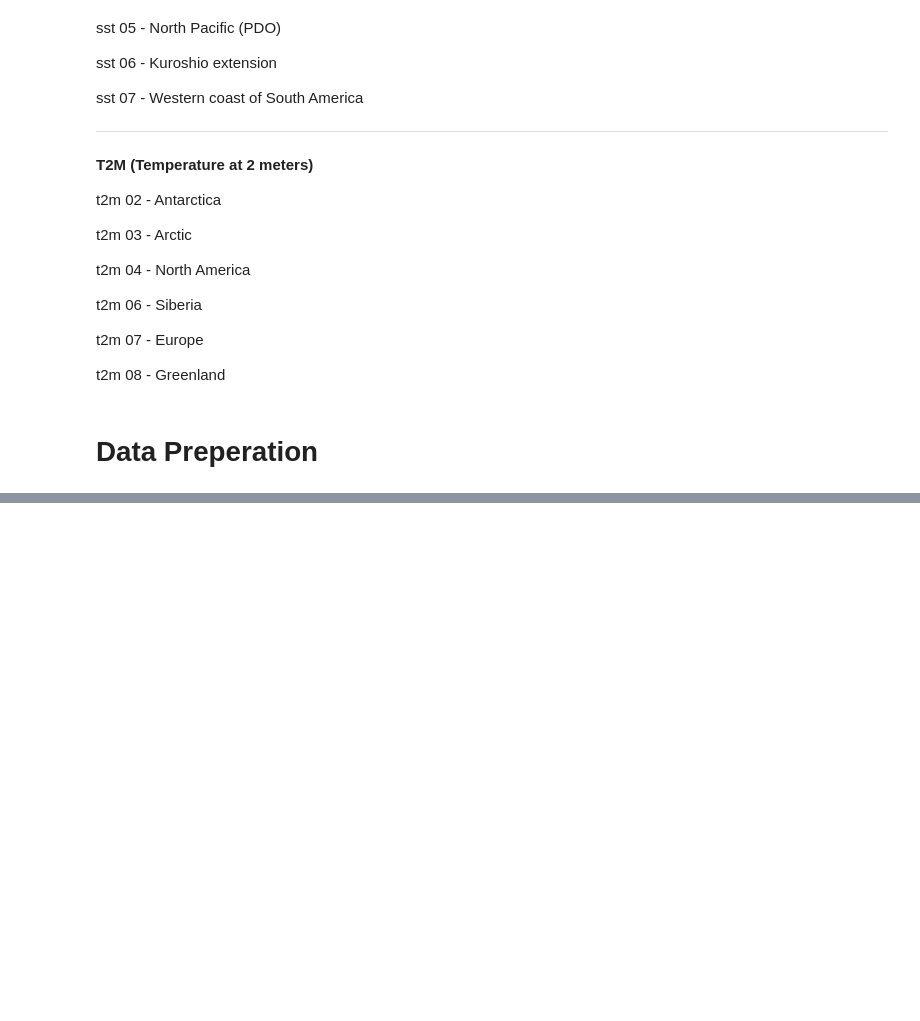
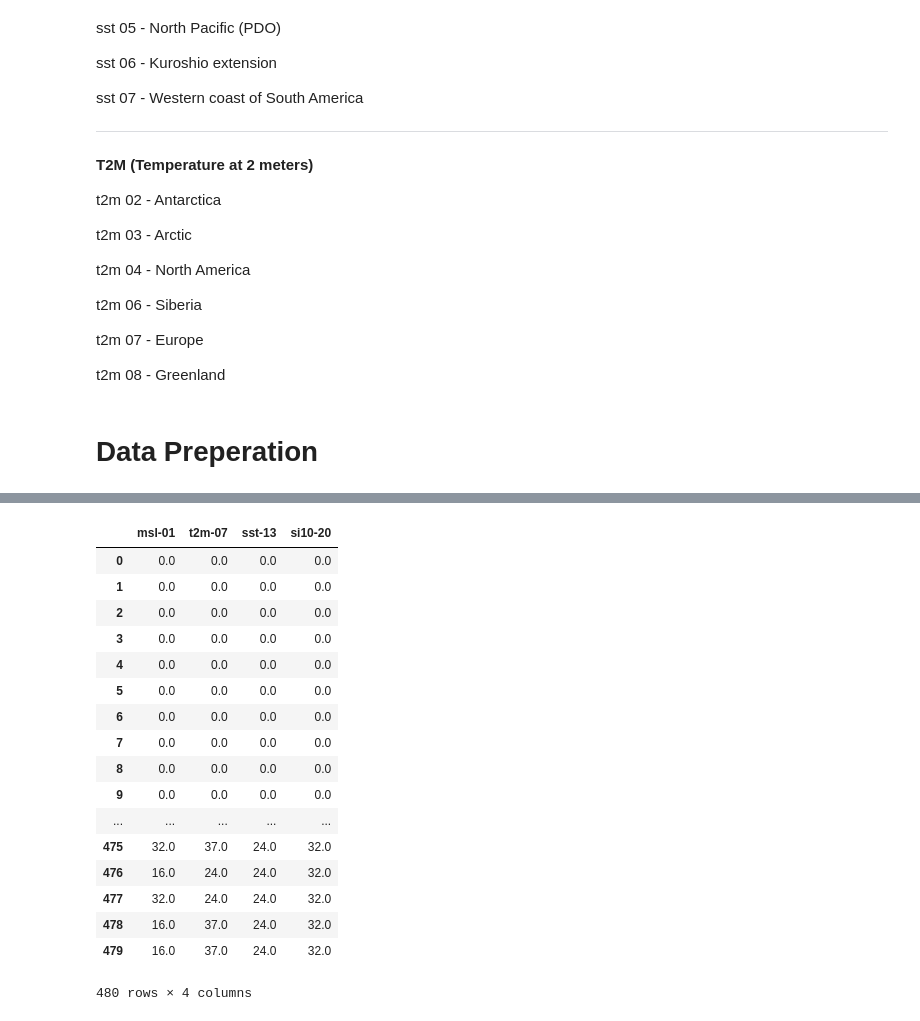
Before and after one commit to Achuna/Climate-Data-UMBC-Summer-Research, a Jupyter notebook: Notebooks/Bayesian_Network_Modeling.ipynb, the cells around one changed output, grey strips where cells are left out. Saved outputs shown, nothing was run; the diff lists cells and outputs as text; code cells hidden in the pictures; blank space fills up the shorter version.

```diff
--- a/Notebooks/Bayesian_Network_Modeling.ipynb
+++ b/Notebooks/Bayesian_Network_Modeling.ipynb
@@ -292,3 +293,66 @@ data = df[0:50] #only looking at first 50 rows
+# %%
+#Returns an array of tuples, each consisting of two numeric values
+#The tuples functions as subset ranges of values dividing the overarching range into N bins
+
+#Parameters: low - lowest value in column, high - highest value in column
+#nBins - amount of bins the range will be divided into (default = 5 bins)
+#giveValue - gives the lowest and highest bin values some give to avoid NaN of float numbers (default = 0.1)
+def createBins(low, high, nbins=5, giveValue = 0.1):
+  bins = []
+  step = 0
+  #Defining the step value (subset ranges length)
+  if(low < 0):
+    step = abs(low) / nbins + high / nbins
+  else:
+    step = high / nbins
+  #Loop through N bins and create the ranges
+  for i in range(0, nbins):
+    bins.append([low, low+step])
+    low = low+step
+  #give lowest and highest bin values some give to avoid NaN of float numbers
+  bins[0][0] -= giveValue
+  bins[len(bins)-1][1] += giveValue
+  return bins
+
+#given bins, this will assign the value to the index of the bin it belongs in
+def assignBin(bins, value):
+  for i in range(0, len(bins)):
+    low = bins[i][0]
+    high = bins[i][1]
+    if(value >= low and value <= high):
+      return i
+
+
+data = df
+
+columns = list(data)
+for i in columns:
+    maximum = data[i].max()
+    minimum = data[i].min()
+    bins = createBins(minimum, maximum, 50) #Creating an array of bins for column
+    for j in range(0, len(data[i])):
+      data[i][j] = assignBin(bins, data[i][j]) #assigning new bin based on value of data
+
+data
+# %% [output]
+|  | msl-01 | t2m-07 | sst-13 | si10-20 |
+| 0 | 0.0 | 0.0 | 0.0 | 0.0 |
+| 1 | 0.0 | 0.0 | 0.0 | 0.0 |
+| 2 | 0.0 | 0.0 | 0.0 | 0.0 |
+| 3 | 0.0 | 0.0 | 0.0 | 0.0 |
+| 4 | 0.0 | 0.0 | 0.0 | 0.0 |
+| 5 | 0.0 | 0.0 | 0.0 | 0.0 |
+| 6 | 0.0 | 0.0 | 0.0 | 0.0 |
+| 7 | 0.0 | 0.0 | 0.0 | 0.0 |
+| 8 | 0.0 | 0.0 | 0.0 | 0.0 |
+| 9 | 0.0 | 0.0 | 0.0 | 0.0 |
+| ... | ... | ... | ... | ... |
+| 475 | 32.0 | 37.0 | 24.0 | 32.0 |
+| 476 | 16.0 | 24.0 | 24.0 | 32.0 |
+| 477 | 32.0 | 24.0 | 24.0 | 32.0 |
+| 478 | 16.0 | 37.0 | 24.0 | 32.0 |
+| 479 | 16.0 | 37.0 | 24.0 | 32.0 |
+480 rows × 4 columns
 # %%
 from pgmpy.estimators import BdeuScore, K2Score, BicScore
 from pgmpy.models import BayesianModel
```
Also changed, not shown: parts of 43 cells of this notebook.
